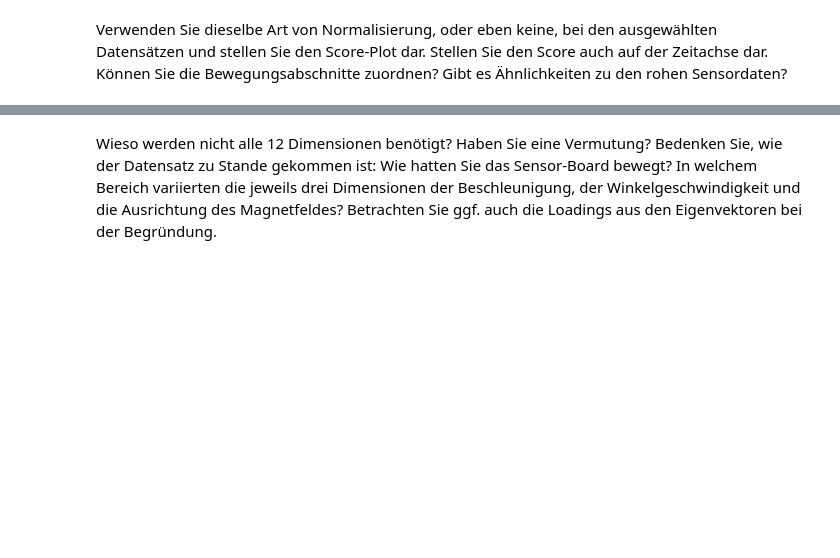
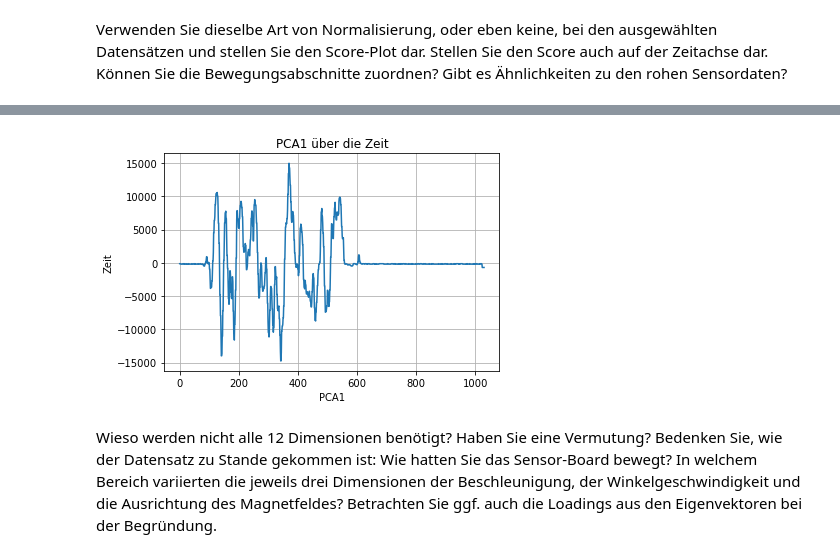
Before and after one commit to kanuphamm/ISS_Praktikum, a Jupyter notebook: Praktikum3/Praktikum3_v03tt.ipynb, the cells around one changed output, grey strips where cells are left out. Saved outputs shown, nothing was run; the diff lists cells and outputs as text; code cells hidden in the pictures; blank space fills up the shorter version.

Commit message:
add data

```diff
--- a/Praktikum3/Praktikum3_v03tt.ipynb
+++ b/Praktikum3/Praktikum3_v03tt.ipynb
@@ -374,3 +374,28 @@ plt.show()
+# %%
+import numpy as np
+import matplotlib.pyplot as plt
+from sklearn.decomposition import PCA
+
+# Lade die Daten aus der CSV-Datei
+data4_ = np.genfromtxt("DataSets/Datensatz4.csv", delimiter=";", skip_header=1)
+data_ = np.nan_to_num(data_)  # Ersetze NaN-Werte durch Null
+
+pca = PCA(n_components=1)
+pca.fit(data_)
+
+pca_data = pca.transform(data_)
+
+pca1 = pca_data[:, 0]
+
+
+plt.plot(pca_data)
+plt.xlabel('PCA1')
+plt.ylabel('Zeit')
+plt.title('PCA1 über die Zeit')
+plt.grid(True)
+plt.show()
+# %% [output]
+[figure, added]
 # %% [markdown]
 Wieso werden nicht alle 12 Dimensionen benötigt? Haben Sie eine Vermutung? Bedenken Sie, wie der Datensatz zu Stande gekommen ist: Wie hatten Sie das Sensor-Board bewegt? In welchem Bereich variierten die jeweils drei Dimensionen der Beschleunigung, der Winkelgeschwindigkeit und die Ausrichtung des Magnetfeldes? Betrachten Sie ggf. auch die Loadings aus den Eigenvektoren bei der Begründung.
 # %% [markdown]
```
Also changed, not shown: parts of 5 cells of this notebook, 4 other files.
